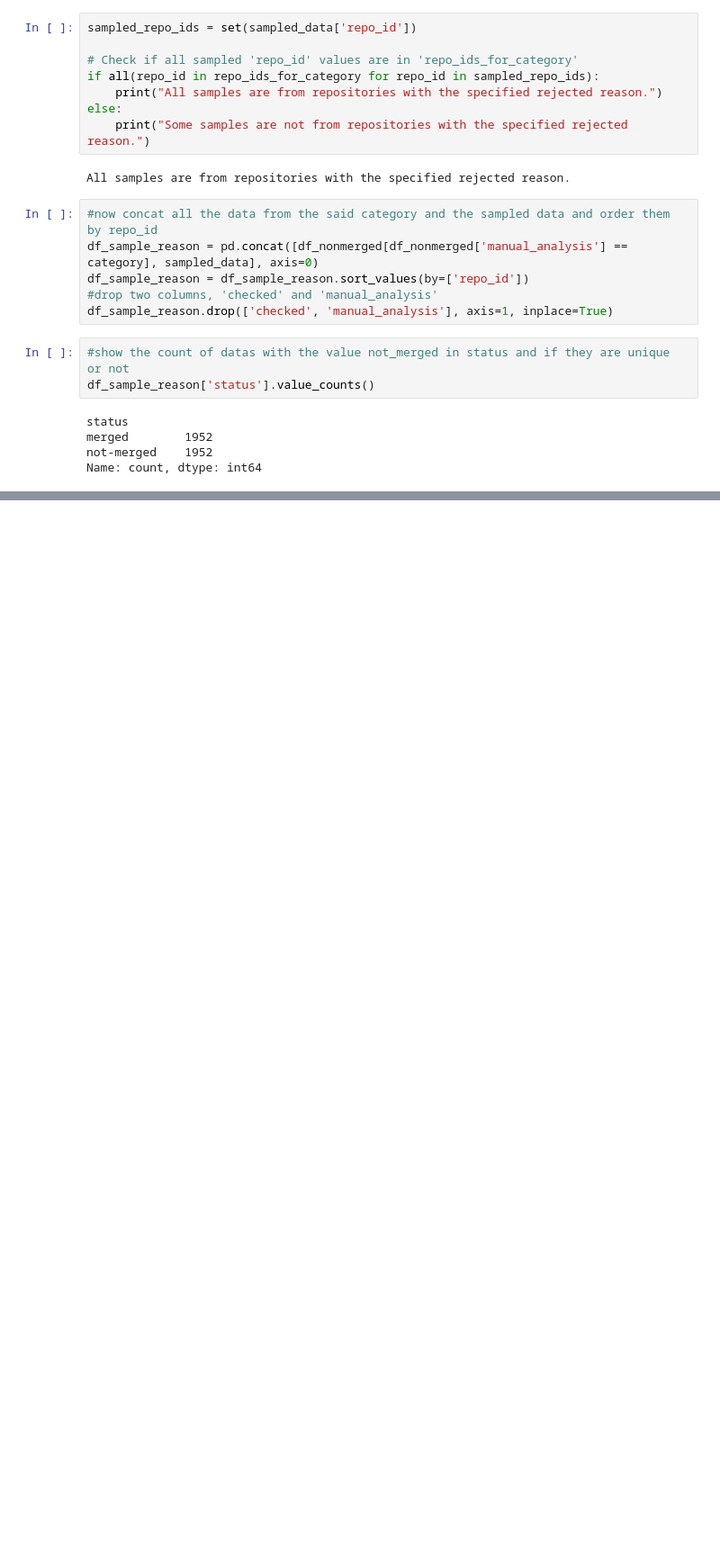
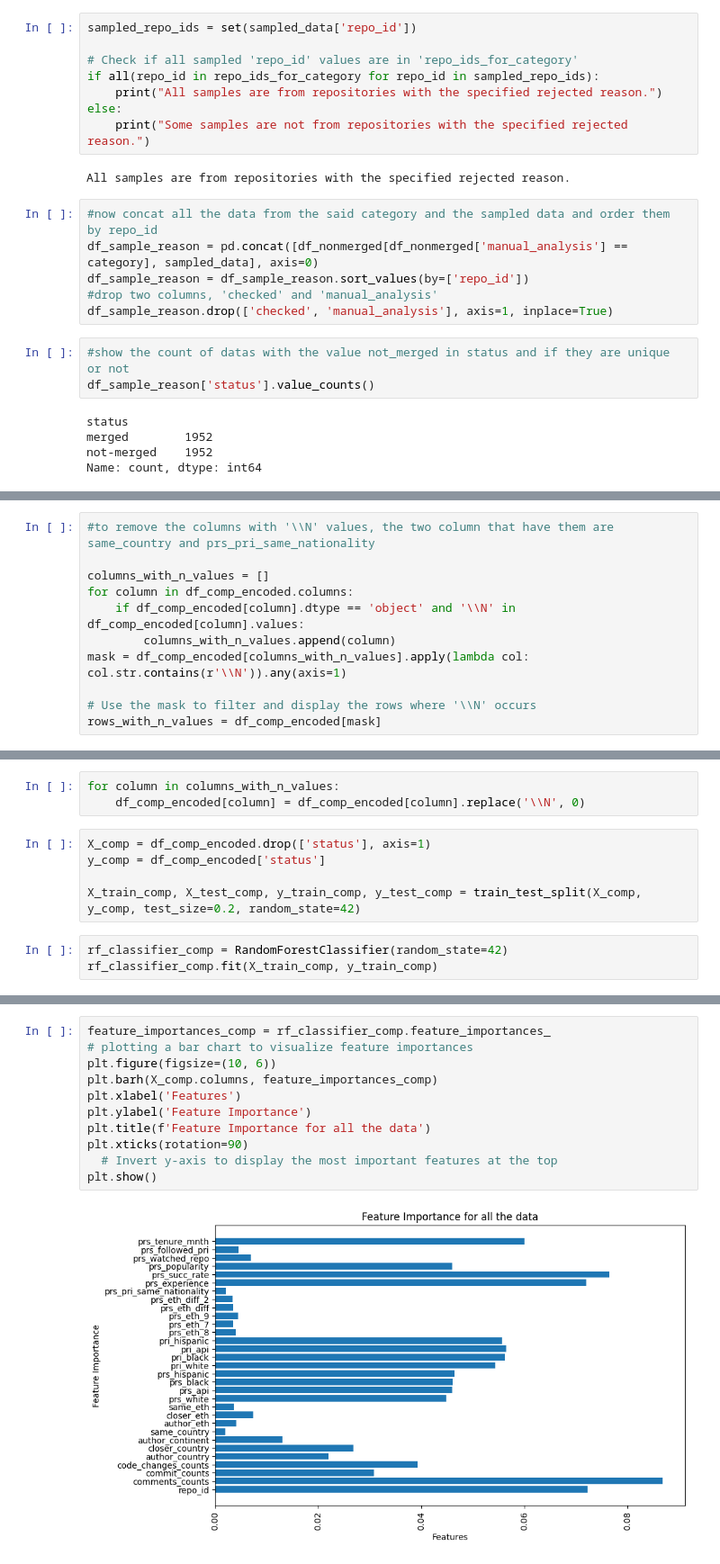
Before and after one commit to amirrshams/PR-comment-classifier, a Jupyter notebook: Ethnicity/comparing_model.ipynb, the cells around one changed output, grey strips where cells are left out. Shown at 90% size. Saved outputs shown, nothing was run; the diff lists cells and outputs as text; blank space fills up the shorter version.

```diff
--- a/Ethnicity/comparing_model.ipynb
+++ b/Ethnicity/comparing_model.ipynb
@@ -292,0 +461,11 @@ df_sample_reason.head(20)
+# %%
+#to remove the columns with '\\N' values, the two column that have them are same_country and prs_pri_same_nationality
+
+columns_with_n_values = []
+for column in df_comp_encoded.columns:
+    if df_comp_encoded[column].dtype == 'object' and '\\N' in df_comp_encoded[column].values:
+        columns_with_n_values.append(column)
+mask = df_comp_encoded[columns_with_n_values].apply(lambda col: col.str.contains(r'\\N')).any(axis=1)
+
+# Use the mask to filter and display the rows where '\\N' occurs
+rows_with_n_values = df_comp_encoded[mask]
@@ -292,0 +476,11 @@ df_sample_reason.head(20)
+# %%
+for column in columns_with_n_values:
+    df_comp_encoded[column] = df_comp_encoded[column].replace('\\N', 0)
+# %%
+X_comp = df_comp_encoded.drop(['status'], axis=1)
+y_comp = df_comp_encoded['status']
+
+X_train_comp, X_test_comp, y_train_comp, y_test_comp = train_test_split(X_comp, y_comp, test_size=0.2, random_state=42)
+# %%
+rf_classifier_comp = RandomForestClassifier(random_state=42)
+rf_classifier_comp.fit(X_train_comp, y_train_comp)
@@ -292,0 +509,13 @@ df_sample_reason.head(20)
+# %%
+feature_importances_comp = rf_classifier_comp.feature_importances_
+# plotting a bar chart to visualize feature importances
+plt.figure(figsize=(10, 6))
+plt.barh(X_comp.columns, feature_importances_comp)
+plt.xlabel('Features')
+plt.ylabel('Feature Importance')
+plt.title(f'Feature Importance for all the data')
+plt.xticks(rotation=90)
+  # Invert y-axis to display the most important features at the top
+plt.show()
+# %% [output]
+[figure, added]
```
Also changed, not shown: parts of 24 cells of this notebook.
